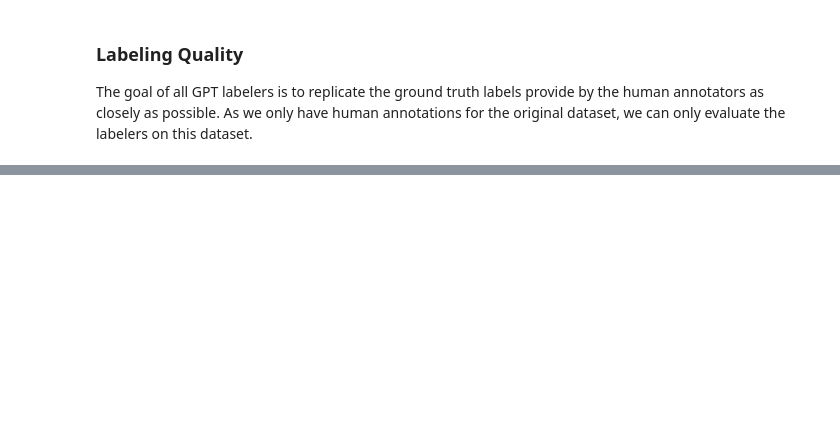
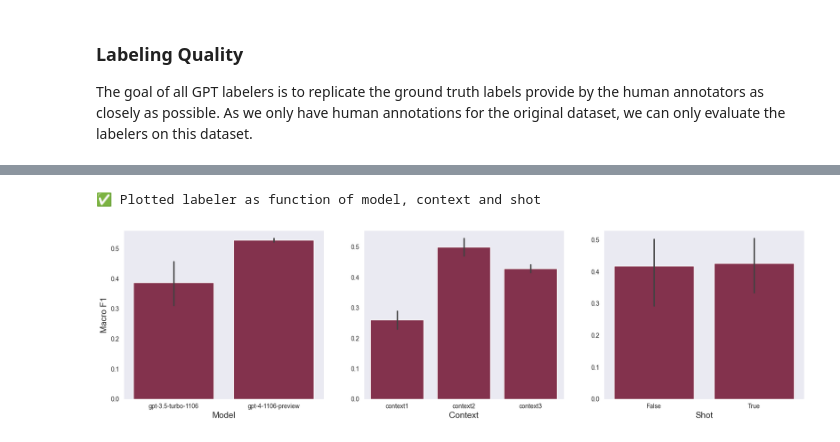
Before and after one commit to CS-433/ml-project-2-mlp, a Jupyter notebook: notebooks/eda.ipynb, the cells around one changed output, grey strips where cells are left out. Drawn from its saved outputs; the diff is of its cells as text; code cells hidden in the pictures; blank space fills up the shorter version.

```diff
--- a/notebooks/eda.ipynb
+++ b/notebooks/eda.ipynb
@@ -289,7 +467,0 @@ print(classification_report(labels1, labels2, zero_division=0, target_names=clas
-# %%
-# Let's investigate the accuracy for websites that contained all the features for context2
-wids = set(map(str, [wid for wid, website in original_data.get_processed_data().items() if website["title"] is not None and website["description"] is not None and website["keywords"] is not None]))
-
-# Accuracy of gpt-labeler3
-labels1, labels2 = match_labels(labels["human"], labels["gpt3.5-context2"], subset=wids)
-print(classification_report(labels1, labels2, zero_division=0, target_names=classes))
@@ -312,17 +467,0 @@ class_dists = {name: get_class_dist(labeler, classes=classes) for name, labeler
-# %%
-rows = []
-for labeler in labeler_names:
-    class_dist = class_dists[labeler]
-    for c in classes:
-        rows.append({"labeler": labeler, "category": c, "count": class_dist[c]})
-
-df = pd.DataFrame(rows)
-
-fig, ax = plt.subplots(figsize=(20, 5))
-sns.barplot(
-    df,
-    x="category",
-    y="count",
-    hue="labeler",
-    ax=ax
-)
@@ -328,0 +511,3 @@ sns.barplot(
+# %%
+# Join with labeling statistics
+labelers_df = pd.concat([labeler_info, labeler_statistics, labeler_perf], axis=1)
@@ -328,0 +525,21 @@ sns.barplot(
+# %%
+# Univariate performance
+fig, axs = plt.subplots(ncols=3, figsize=(20, 5))
+xs = ["model", "context", "shot"]
+
+for ax, x in zip(axs, xs):
+    sns.barplot(
+        data=labelers_df,
+        x=x,
+        y="macro_f1",
+        ax=ax
+    )
+    ax.set_xlabel(x.capitalize(), fontsize=14)
+    ax.set_ylabel("")
+
+axs[0].set_ylabel("Macro F1", fontsize=14)
+
+print(f"✅ Plotted labeler as function of model, context and shot")
+# %% [output]
+✅ Plotted labeler as function of model, context and shot
+[figure, added]
```
Also changed, not shown: parts of 47 cells of this notebook.
